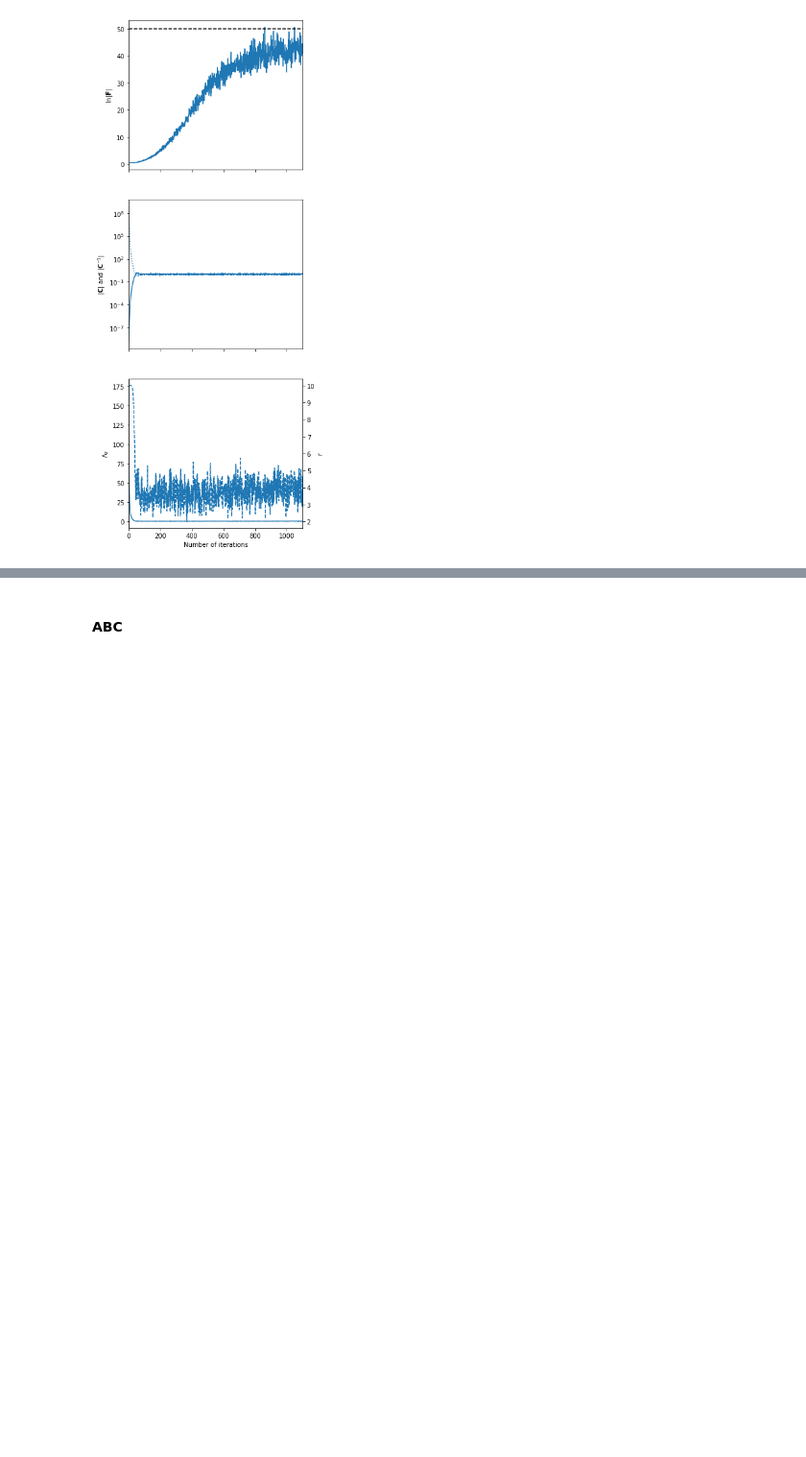
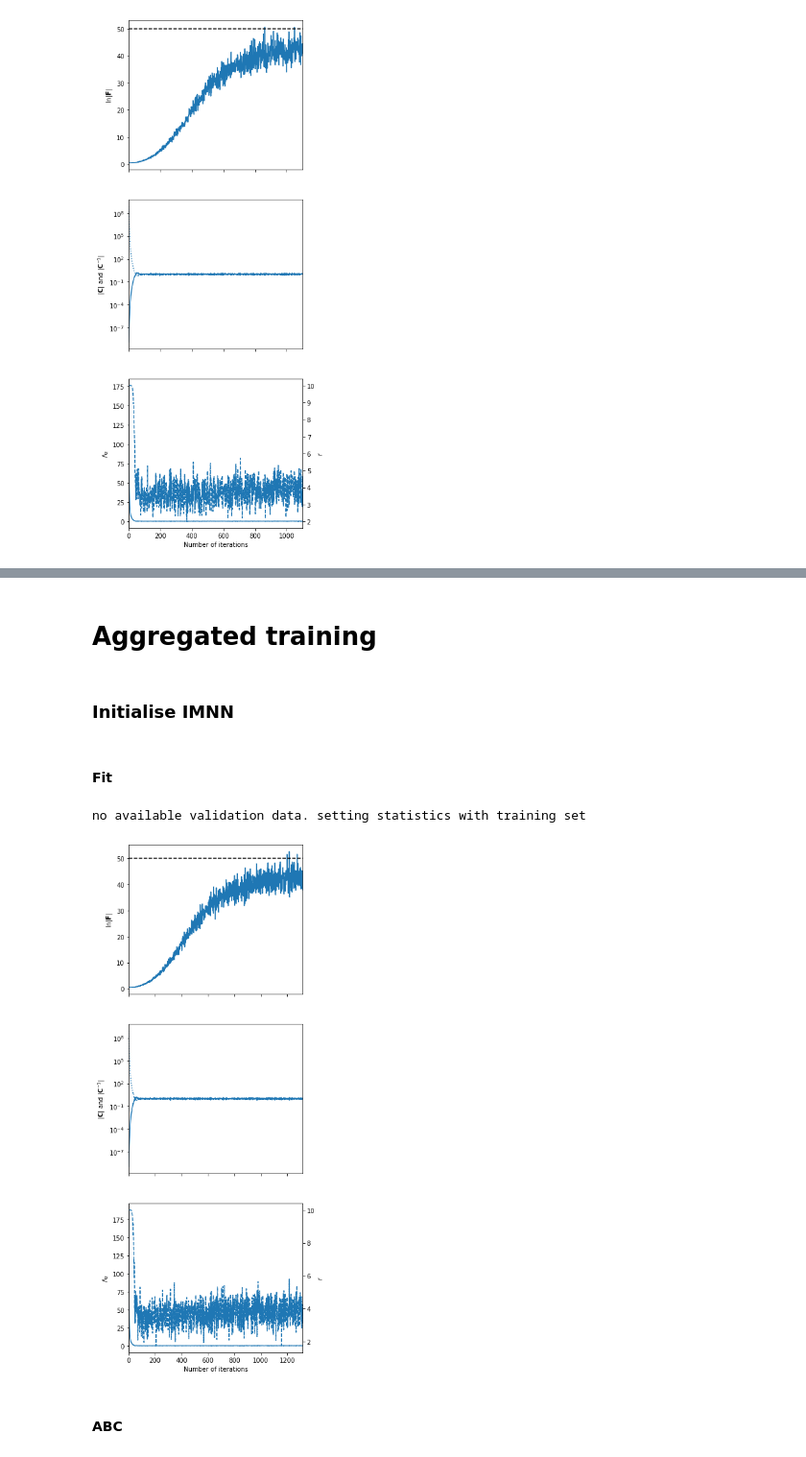
Before and after one commit to tlmakinen/imnn, a Jupyter notebook: examples/IMNN - JAX.ipynb, the cells around one changed output, grey strips where cells are left out. Shown at 96% size. Drawn from its saved outputs; the diff is of its cells as text; code cells hidden in the pictures; blank space fills up the shorter version.

Commit message:
Added aggregated computation

```diff
--- a/examples/IMNN - JAX.ipynb
+++ b/examples/IMNN - JAX.ipynb
@@ -137,3 +180,23 @@ simulator_imnn.training_plot(expected_detF=50);
+# %% [markdown]
+# Aggregated training
+# %% [markdown]
+### Initialise IMNN
+# %%
+aggregated_simulator_imnn = AggregatedSimulatorIMNN(
+    n_s=n_s, n_d=n_d, n_summaries=n_summaries, input_shape=input_shape,
+    θ_fid=θ_fid, key=initial_model_key, model=model, optimiser=optimiser,
+    simulator=lambda rng, θ: simulator(rng, θ, simulator_args=simulator_args),
+    devices=jax.devices(), n_per_device=500)
+# %% [markdown]
+#### Fit
+# %%
+aggregated_simulator_imnn.fit(λ=λ, ϵ=ϵ, rng=fitting_key)
+# %% [output]
+no available validation data. setting statistics with training set
+# %%
+aggregated_simulator_imnn.training_plot(expected_detF=50);
+# %% [output]
+[figure, added]
 # %% [markdown]
 #### ABC
 # %%
```
Also changed, not shown: parts of 21 cells of this notebook, 4 other files.
